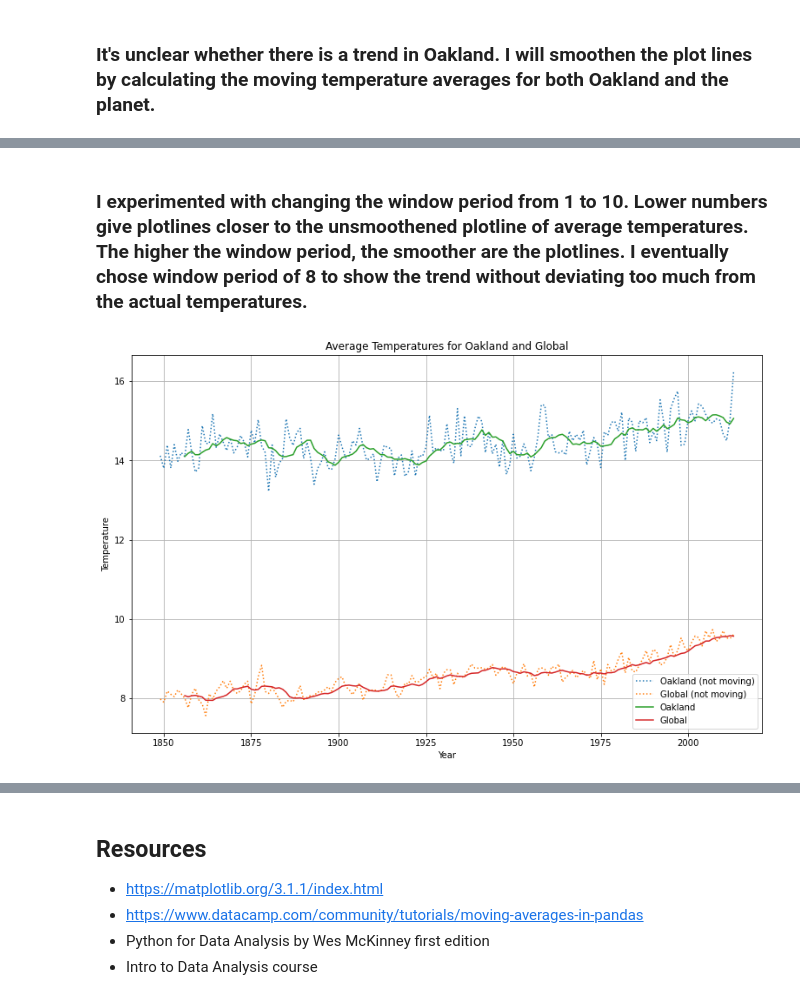
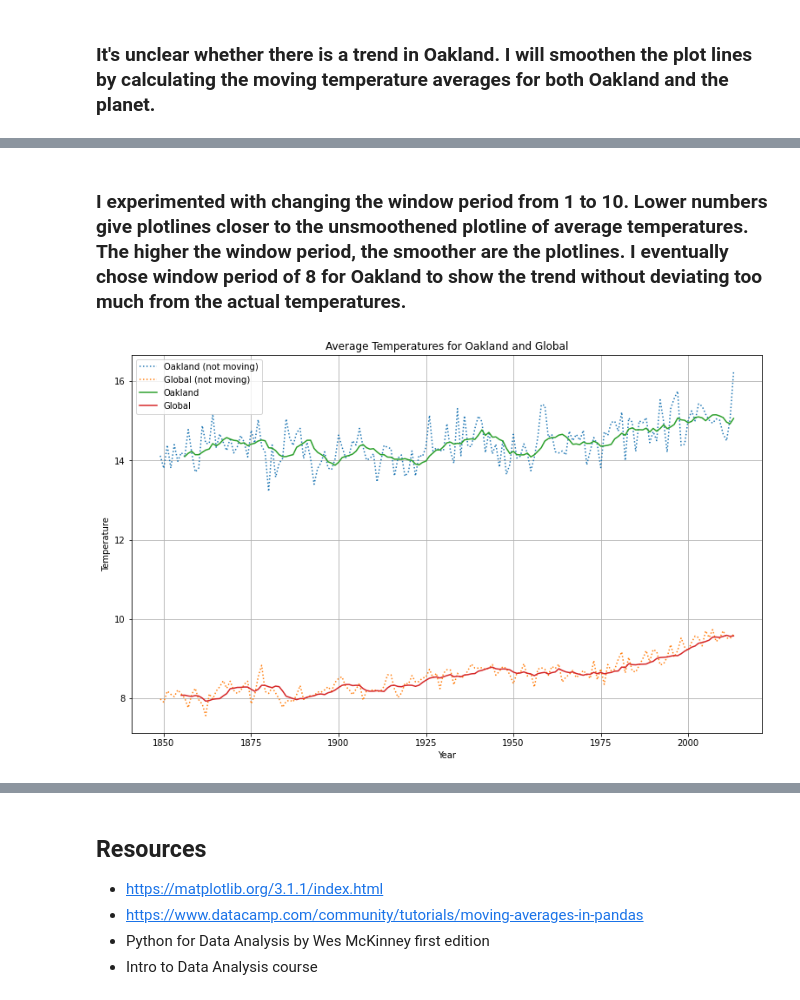
Before and after one commit to alf808/getting-hotter, a Jupyter notebook: oakland_vs_world.ipynb, the cells around one changed output, grey strips where cells are left out. Saved outputs shown, nothing was run; the diff lists cells and outputs as text; code cells hidden in the pictures.

```diff
--- a/oakland_vs_world.ipynb
+++ b/oakland_vs_world.ipynb
@@ -186,16 +184,16 @@ data.head(10)
 # %% [markdown]
-### I experimented with changing the window period from 1 to 10. Lower numbers give plotlines closer to the unsmoothened plotline of average temperatures. The higher the window period, the smoother are the plotlines. I eventually chose window period of 8 to show the trend without deviating too much from the actual temperatures.
+### I experimented with changing the window period from 1 to 10. Lower numbers give plotlines closer to the unsmoothened plotline of average temperatures. The higher the window period, the smoother are the plotlines. I eventually chose window period of 8 for Oakland to show the trend without deviating too much from the actual temperatures.
 # %%
 plt.figure(figsize=[13,8])
 plt.title('Average Temperatures for Oakland and Global')
 plt.grid(True)
 plt.xlabel('Year')
 plt.ylabel('Temperature')
 plt.plot(data['avg_temp'], label = 'Oakland (not moving)', linestyle='dotted') # transpose over moving average
 plt.plot(data['global_avg_temp'], label = 'Global (not moving)', linestyle='dotted')
 plt.plot(data['oakland_moving_avg_temp'], label='Oakland')
 plt.plot(data['global_moving_avg_temp'], label='Global')
-plt.legend()
+plt.legend(loc=2)
 plt.show()
 # %% [output]
-[figure, old version]
+[figure, new version]
```
Also changed, not shown: parts of 6 cells of this notebook.
